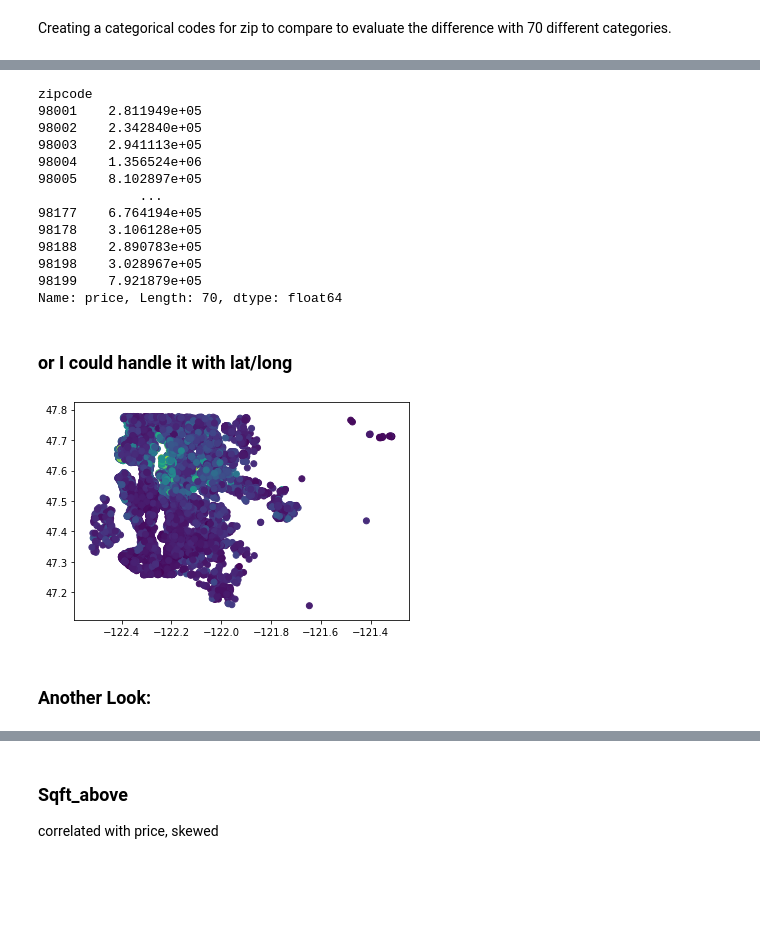
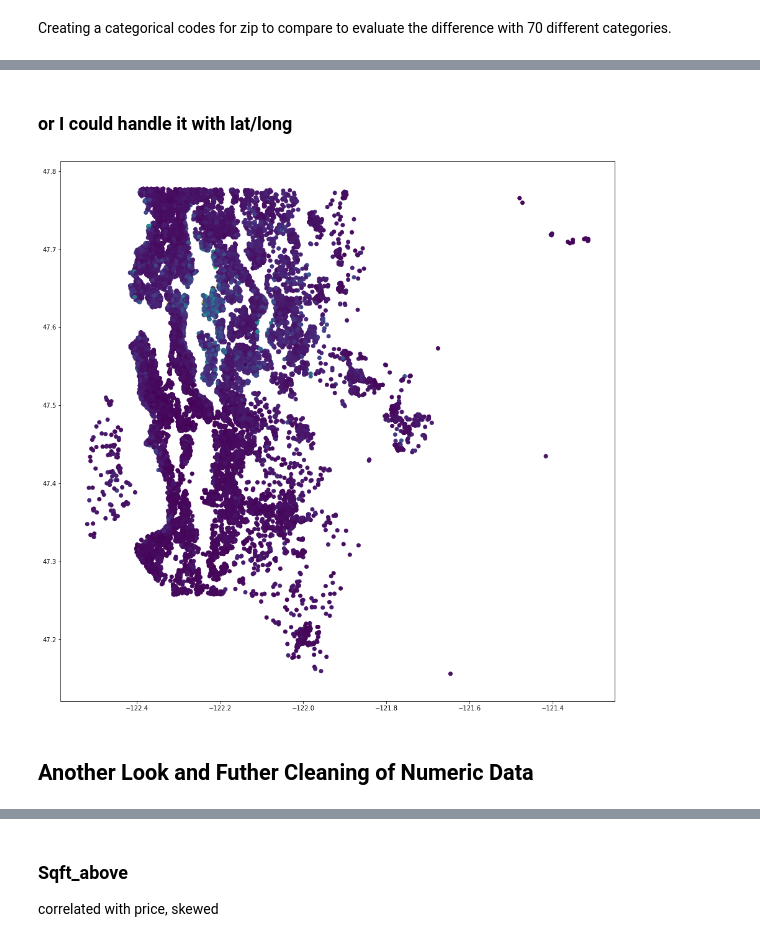
Before and after one commit to andiosika/dsc-v2-mod1-final-project-online-ds-pt-100719, a Jupyter notebook: student.ipynb, the cells around one changed output, grey strips where cells are left out. Cells and saved outputs as stored; diff of their text form; code cells hidden in the pictures; blank space fills up the shorter version.

Commit message:
need to figure out index and kc_filtered before modeling

```diff
--- a/student.ipynb
+++ b/student.ipynb
@@ -410,8 +413,6 @@ min          0.000000
 75%          0.000000
 max       2015.000000
 Name: yr_renovated, dtype: float64
-# %%
-kc.drop('yr_renovated', axis=1, inplace=True)
 # %% [markdown]
 ### Dropping the variable "waterfront" based on the fact that only .06% of this data was populated with a binary value of 1 for this field.  Considering that King County sits on many bodies of water, including Puget Sound, 33 lakes and multiple rivers https://en.wikipedia.org/wiki/Category:Lakes_of_King_County,_Washington
 # %%
@@ -892,16 +927,2 @@ sns.regplot(kc['zip_cats'], kc['price'])
 # %%
-kc.groupby('zipcode')['price'].mean()
+zip_price = kc.groupby('price')['zipcode'].mean()
-# %% [output]
-zipcode
-98001    2.811949e+05
-98002    2.342840e+05
-98003    2.941113e+05
-98004    1.356524e+06
-98005    8.102897e+05
-             ...
-98177    6.764194e+05
-98178    3.106128e+05
-98188    2.890783e+05
-98198    3.028967e+05
-98199    7.921879e+05
-Name: price, Length: 70, dtype: float64
@@ -908,11 +931,11 @@ Name: price, Length: 70, dtype: float64
 # %% [markdown]
 ### or I could handle it with lat/long
 # %%
-plt.scatter(x=kc_filtered['long'], y=kc_filtered['lat'], c=kc_filtered['price'])
+plt.scatter(x=kc['long'], y=kc['lat'], c=kc['price'])
 plt.show()
 # %% [output]
-[figure, old version]
+[figure, new version]
 # %% [markdown]
-### Another Look:
+## Another Look and Futher Cleaning of Numeric Data
 # %%
 kc.hist(figsize=(20,20));
```
Also changed, not shown: parts of 63 cells of this notebook.
